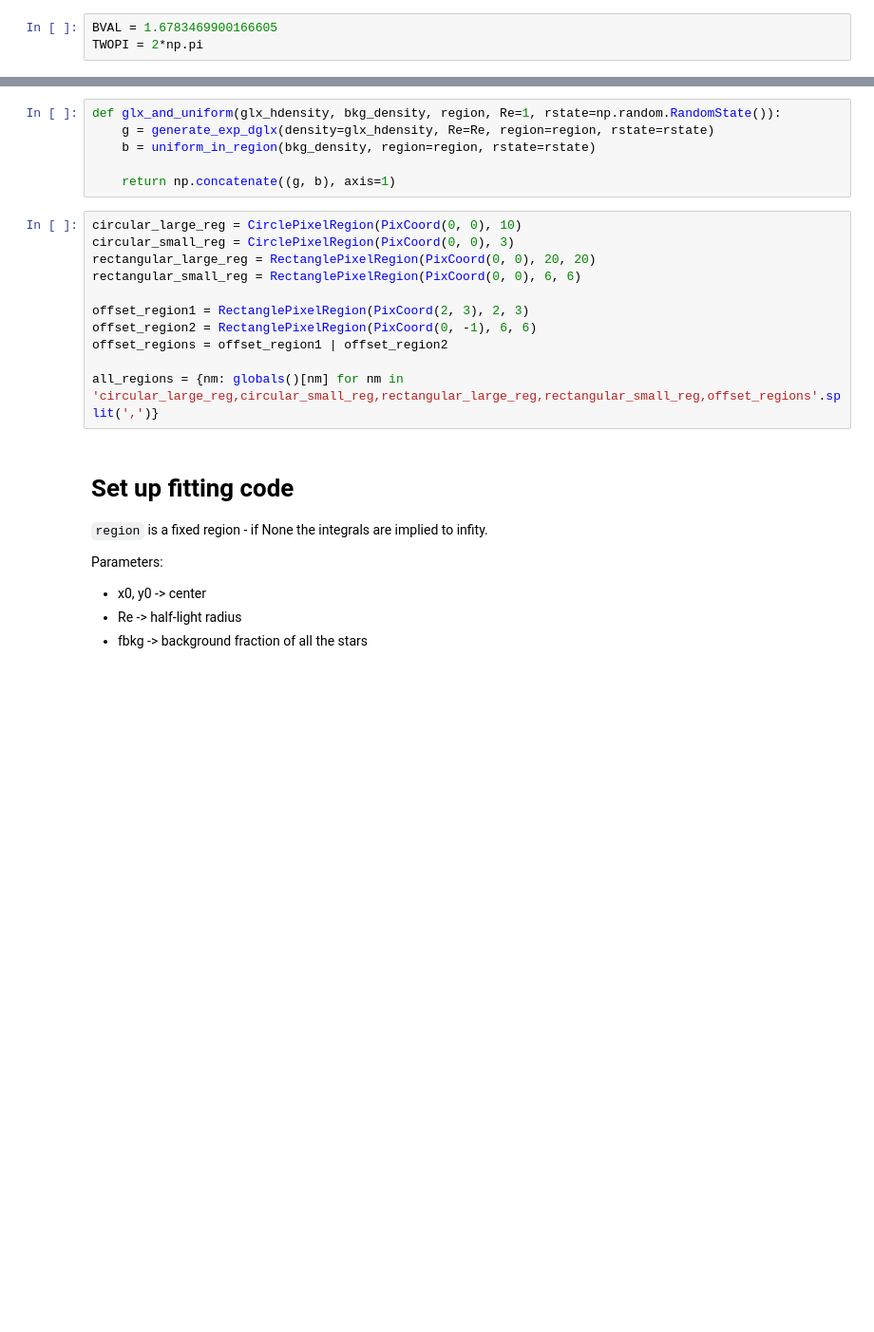
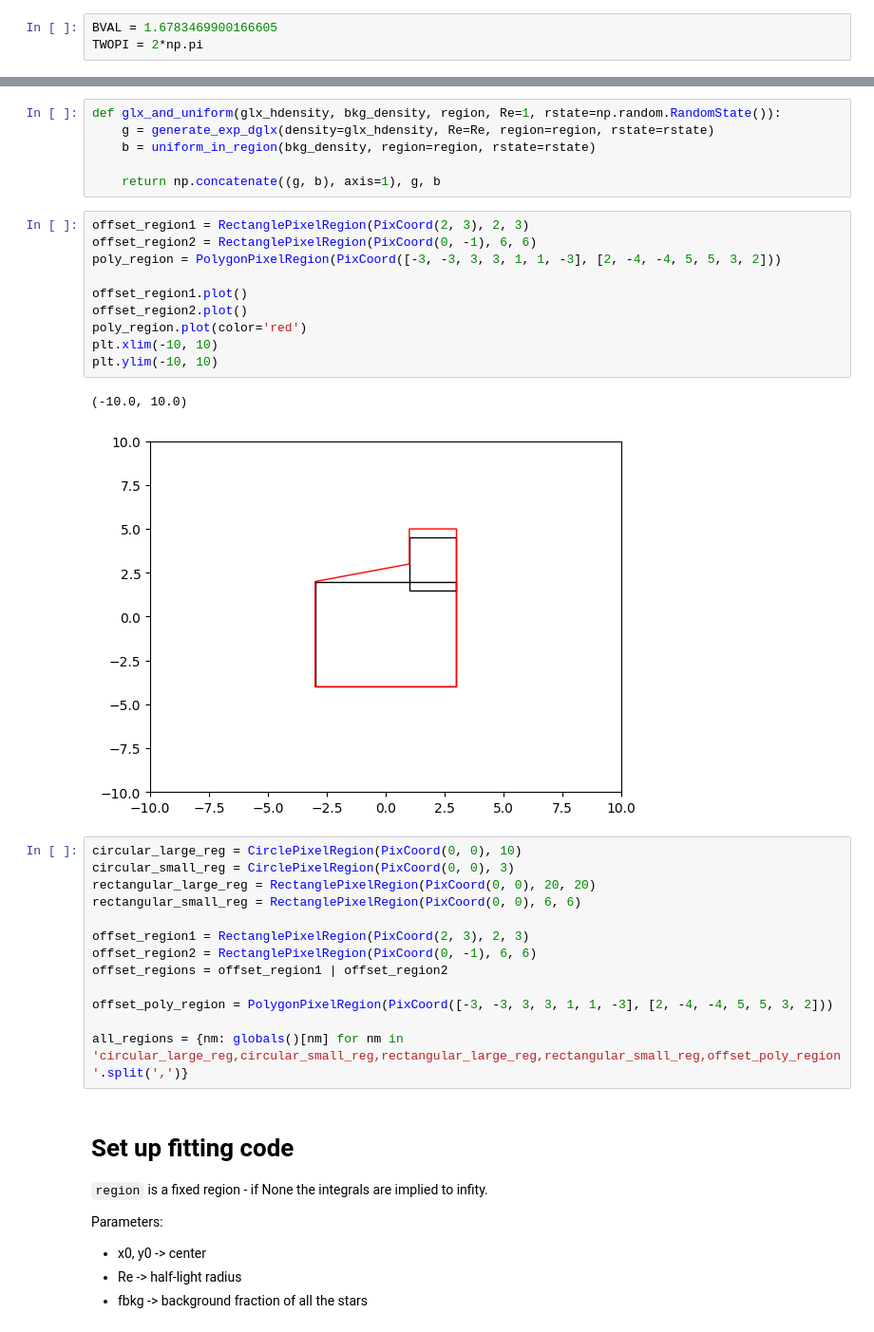
Before and after one commit to eteq/structparams_inference_biases, a Jupyter notebook: circular_exp_fitting.ipynb, the cells around one changed output, grey strips where cells are left out. Shown at 95% size. Cells and saved outputs as stored; diff of their text form; blank space fills up the shorter version.

Commit message:
circular exp done

```diff
--- a/circular_exp_fitting.ipynb
+++ b/circular_exp_fitting.ipynb
@@ -82,7 +82,20 @@ def glx_and_uniform(glx_hdensity, bkg_density, region, Re=1, rstate=np.random.Ra
     g = generate_exp_dglx(density=glx_hdensity, Re=Re, region=region, rstate=rstate)
     b = uniform_in_region(bkg_density, region=region, rstate=rstate)
 
-    return np.concatenate((g, b), axis=1)
+    return np.concatenate((g, b), axis=1), g, b
+# %%
+offset_region1 = RectanglePixelRegion(PixCoord(2, 3), 2, 3)
+offset_region2 = RectanglePixelRegion(PixCoord(0, -1), 6, 6)
+poly_region = PolygonPixelRegion(PixCoord([-3, -3, 3, 3, 1, 1, -3], [2, -4, -4, 5, 5, 3, 2]))
+
+offset_region1.plot()
+offset_region2.plot()
+poly_region.plot(color='red')
+plt.xlim(-10, 10)
+plt.ylim(-10, 10)
+# %% [output]
+(-10.0, 10.0)
+[figure, added]
 # %%
 circular_large_reg = CirclePixelRegion(PixCoord(0, 0), 10)
 circular_small_reg = CirclePixelRegion(PixCoord(0, 0), 3)
@@ -93,7 +106,9 @@ offset_region1 = RectanglePixelRegion(PixCoord(2, 3), 2, 3)
 offset_region2 = RectanglePixelRegion(PixCoord(0, -1), 6, 6)
 offset_regions = offset_region1 | offset_region2
 
-all_regions = {nm: globals()[nm] for nm in 'circular_large_reg,circular_small_reg,rectangular_large_reg,rectangular_small_reg,offset_regions'.split(',')}
+offset_poly_region = PolygonPixelRegion(PixCoord([-3, -3, 3, 3, 1, 1, -3], [2, -4, -4, 5, 5, 3, 2]))
+
+all_regions = {nm: globals()[nm] for nm in 'circular_large_reg,circular_small_reg,rectangular_large_reg,rectangular_small_reg,offset_poly_region'.split(',')}
 # %% [markdown]
 # Set up fitting code
 
```
Also changed, not shown: parts of 10 cells of this notebook.
